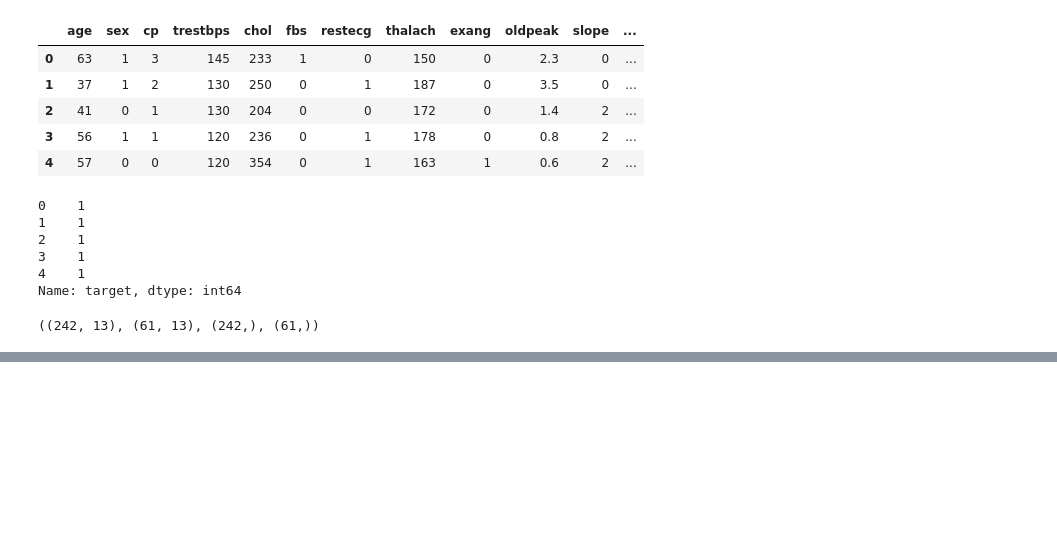
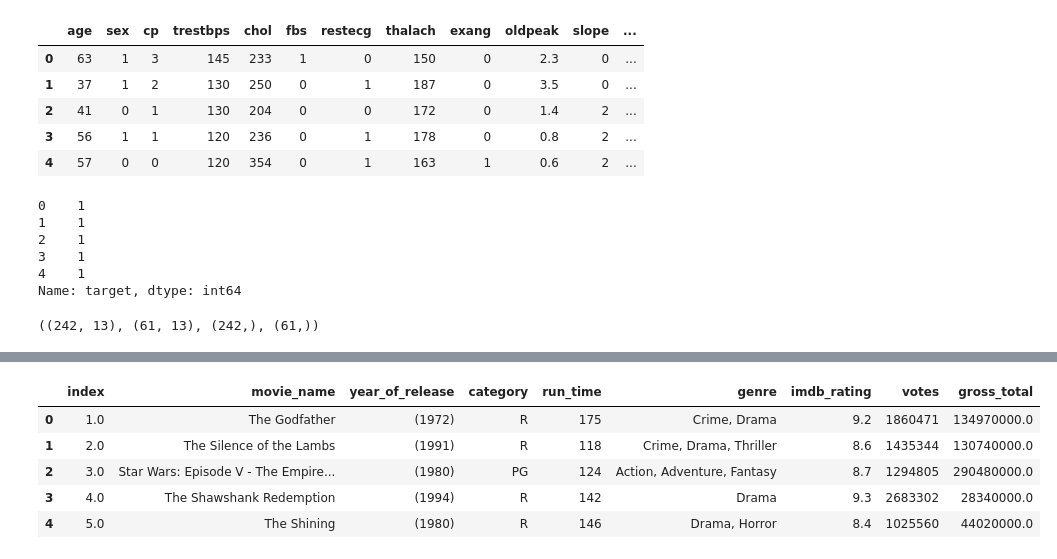
Before and after one commit to bjamyl/introduction_to_scikit-learn, a Jupyter notebook: introduction-to-scikit-learn.ipynb, the cells around one changed output, grey strips where cells are left out. Drawn from its saved outputs; the diff is of its cells as text; code cells hidden in the pictures; blank space fills up the shorter version.

```diff
--- a/introduction-to-scikit-learn.ipynb
+++ b/introduction-to-scikit-learn.ipynb
@@ -210,0 +232,2 @@ X_train.shape, X_test.shape, y_train.shape, y_test.shape
+# %%
+movies.dropna(inplace=True)
@@ -210,0 +264,19 @@ X_train.shape, X_test.shape, y_train.shape, y_test.shape
+# %%
+movies['gross_total'] = movies['gross_total'].str.replace("$", '')
+movies['gross_total'] = movies['gross_total'].str.replace("M", '')
+movies['gross_total'] = pd.to_numeric(movies['gross_total'])
+movies['gross_total'] = movies['gross_total'] * 1000000
+# %%
+def runTime(run_time):
+    list = run_time.split(" ")
+    return list[0]
+movies['run_time'] = movies['run_time'].apply(lambda x: runTime(x))
+# %%
+movies["run_time"] = pd.to_numeric(movies["run_time"])
+# %% [output]
+|  | index | movie_name | year_of_release | category | run_time | genre | imdb_rating | votes | gross_total |
+| 0 | 1.0 | The Godfather | (1972) | R | 175 | Crime, Drama | 9.2 | 1860471 | 134970000.0 |
+| 1 | 2.0 | The Silence of the Lambs | (1991) | R | 118 | Crime, Drama, Thriller | 8.6 | 1435344 | 130740000.0 |
+| 2 | 3.0 | Star Wars: Episode V - The Empire... | (1980) | PG | 124 | Action, Adventure, Fantasy | 8.7 | 1294805 | 290480000.0 |
+| 3 | 4.0 | The Shawshank Redemption | (1994) | R | 142 | Drama | 9.3 | 2683302 | 28340000.0 |
+| 4 | 5.0 | The Shining | (1980) | R | 146 | Drama, Horror | 8.4 | 1025560 | 44020000.0 |
```
Also changed, not shown: parts of 15 cells of this notebook, 3 other files.
